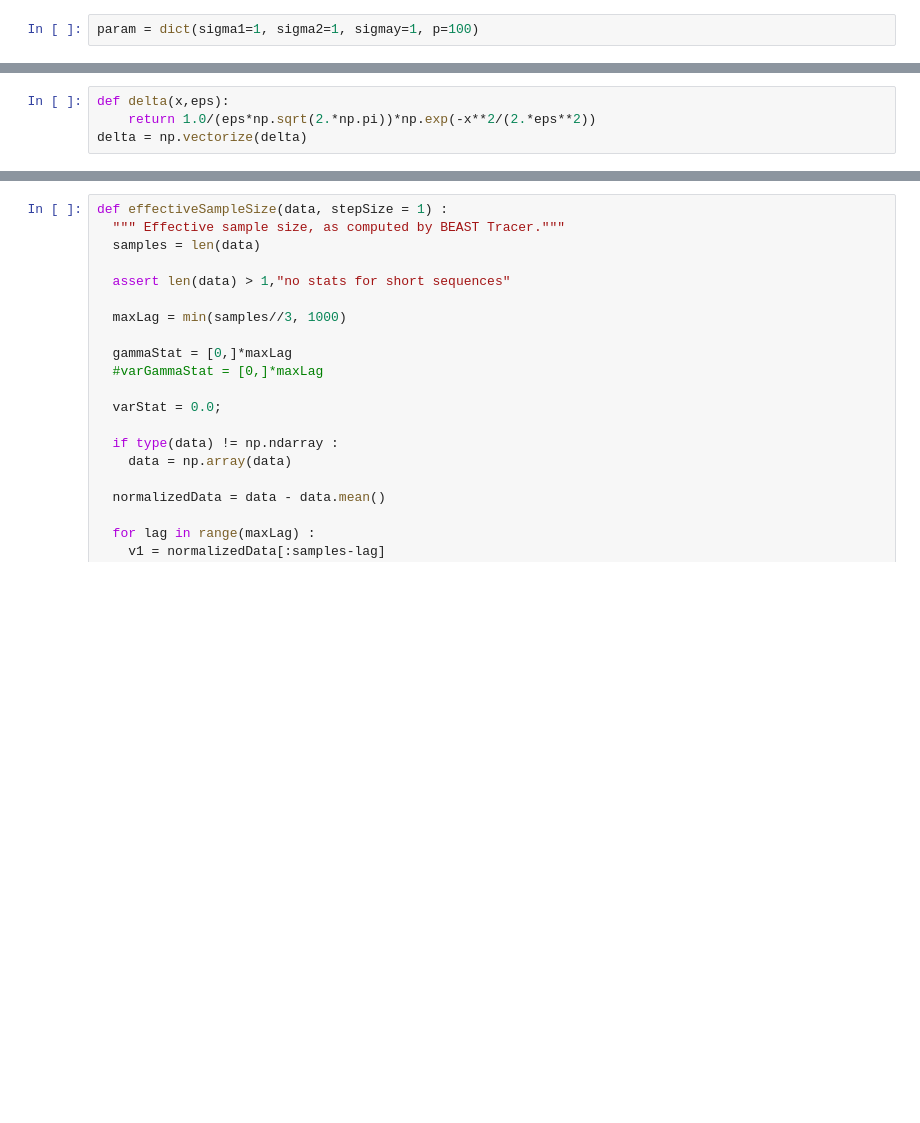
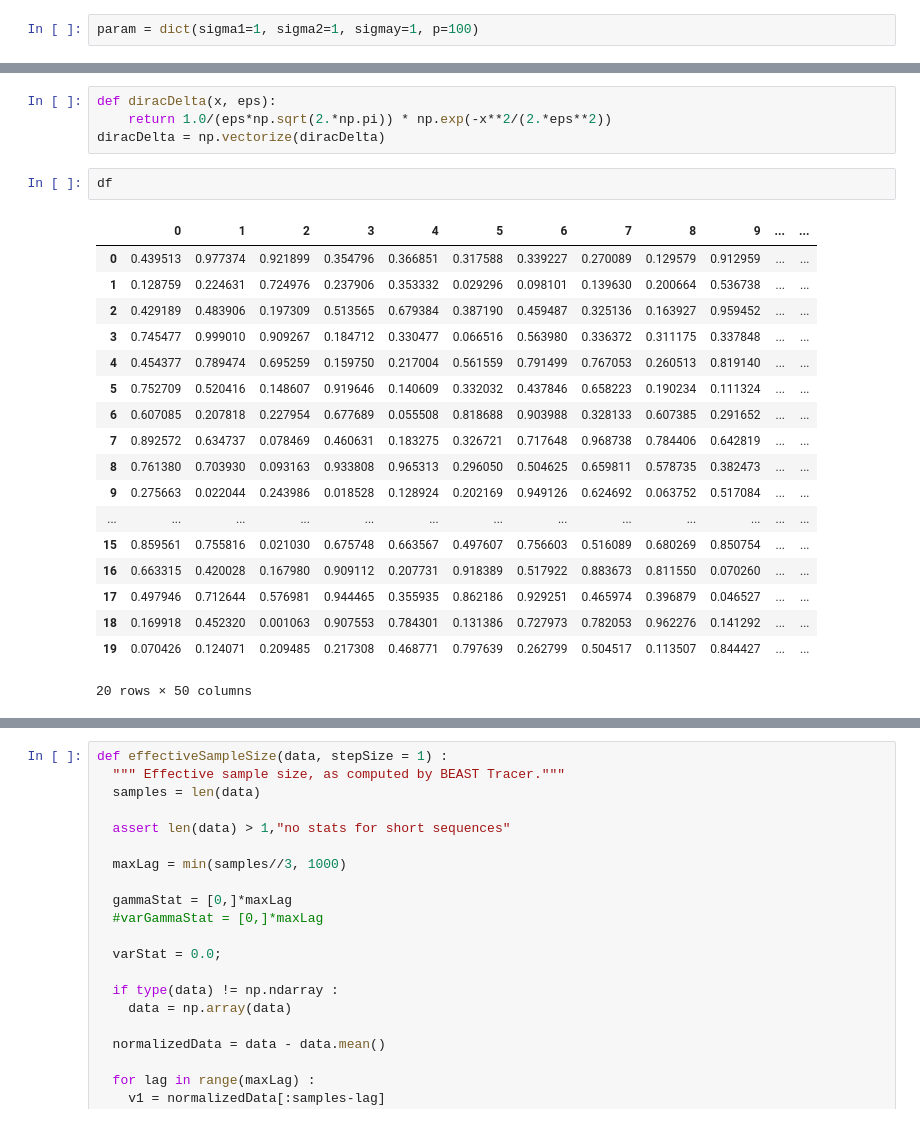
Before and after one commit to johnnymdoubleu/ssl-sgs, a Jupyter notebook: ssl-sgs.ipynb, the cells around one changed output, grey strips where cells are left out. Drawn from its saved outputs; the diff is of its cells as text; blank space fills up the shorter version.

```diff
--- a/ssl-sgs.ipynb
+++ b/ssl-sgs.ipynb
@@ -57,4 +67,25 @@ array([0., 1., 0., 0., 0., 0., 0., 0., 0., 0., 0., 0., 0., 0., 1., 0., 0.,
 # %%
-def delta(x,eps):
-    return 1.0/(eps*np.sqrt(2.*np.pi))*np.exp(-x**2/(2.*eps**2))
-delta = np.vectorize(delta)
+def diracDelta(x, eps):
+    return 1.0/(eps*np.sqrt(2.*np.pi)) * np.exp(-x**2/(2.*eps**2))
+diracDelta = np.vectorize(diracDelta)
+# %%
+df
+# %% [output]
+|  | 0 | 1 | 2 | 3 | 4 | 5 | 6 | 7 | 8 | 9 | ... | ... |
+| 0 | 0.439513 | 0.977374 | 0.921899 | 0.354796 | 0.366851 | 0.317588 | 0.339227 | 0.270089 | 0.129579 | 0.912959 | ... | ... |
+| 1 | 0.128759 | 0.224631 | 0.724976 | 0.237906 | 0.353332 | 0.029296 | 0.098101 | 0.139630 | 0.200664 | 0.536738 | ... | ... |
+| 2 | 0.429189 | 0.483906 | 0.197309 | 0.513565 | 0.679384 | 0.387190 | 0.459487 | 0.325136 | 0.163927 | 0.959452 | ... | ... |
+| 3 | 0.745477 | 0.999010 | 0.909267 | 0.184712 | 0.330477 | 0.066516 | 0.563980 | 0.336372 | 0.311175 | 0.337848 | ... | ... |
+| 4 | 0.454377 | 0.789474 | 0.695259 | 0.159750 | 0.217004 | 0.561559 | 0.791499 | 0.767053 | 0.260513 | 0.819140 | ... | ... |
+| 5 | 0.752709 | 0.520416 | 0.148607 | 0.919646 | 0.140609 | 0.332032 | 0.437846 | 0.658223 | 0.190234 | 0.111324 | ... | ... |
+| 6 | 0.607085 | 0.207818 | 0.227954 | 0.677689 | 0.055508 | 0.818688 | 0.903988 | 0.328133 | 0.607385 | 0.291652 | ... | ... |
+| 7 | 0.892572 | 0.634737 | 0.078469 | 0.460631 | 0.183275 | 0.326721 | 0.717648 | 0.968738 | 0.784406 | 0.642819 | ... | ... |
+| 8 | 0.761380 | 0.703930 | 0.093163 | 0.933808 | 0.965313 | 0.296050 | 0.504625 | 0.659811 | 0.578735 | 0.382473 | ... | ... |
+| 9 | 0.275663 | 0.022044 | 0.243986 | 0.018528 | 0.128924 | 0.202169 | 0.949126 | 0.624692 | 0.063752 | 0.517084 | ... | ... |
+| ... | ... | ... | ... | ... | ... | ... | ... | ... | ... | ... | ... | ... |
+| 15 | 0.859561 | 0.755816 | 0.021030 | 0.675748 | 0.663567 | 0.497607 | 0.756603 | 0.516089 | 0.680269 | 0.850754 | ... | ... |
+| 16 | 0.663315 | 0.420028 | 0.167980 | 0.909112 | 0.207731 | 0.918389 | 0.517922 | 0.883673 | 0.811550 | 0.070260 | ... | ... |
+| 17 | 0.497946 | 0.712644 | 0.576981 | 0.944465 | 0.355935 | 0.862186 | 0.929251 | 0.465974 | 0.396879 | 0.046527 | ... | ... |
+| 18 | 0.169918 | 0.452320 | 0.001063 | 0.907553 | 0.784301 | 0.131386 | 0.727973 | 0.782053 | 0.962276 | 0.141292 | ... | ... |
+| 19 | 0.070426 | 0.124071 | 0.209485 | 0.217308 | 0.468771 | 0.797639 | 0.262799 | 0.504517 | 0.113507 | 0.844427 | ... | ... |
+20 rows × 50 columns
```
Also changed, not shown: parts of 5 cells of this notebook.
